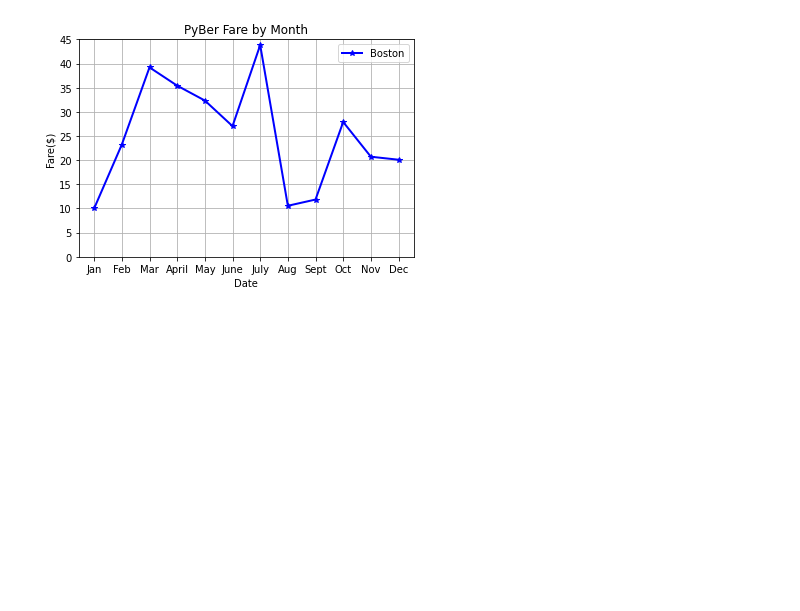
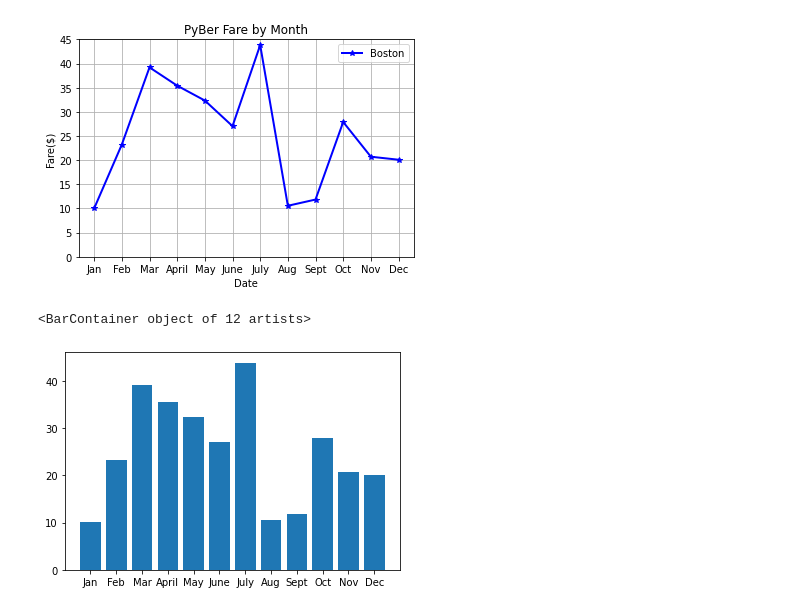
Before and after one commit to colombianguate/PyBer_Analysis, a Jupyter notebook: matplotlib_prac.ipynb, the cells around one changed output. Drawn from its saved outputs; the diff is of its cells as text; code cells hidden in the pictures; blank space fills up the shorter version.

```diff
--- a/matplotlib_prac.ipynb
+++ b/matplotlib_prac.ipynb
@@ -54,3 +54,9 @@ plt.legend()
 # %% [output]
 <matplotlib.legend.Legend at 0x...>
 [figure]
+# %%
+# Create the plot
+plt.bar(x_axis, y_axis)
+# %% [output]
+<BarContainer object of 12 artists>
+[figure, added]
```
Also changed, not shown: parts of 19 cells of this notebook, 1 other file.
